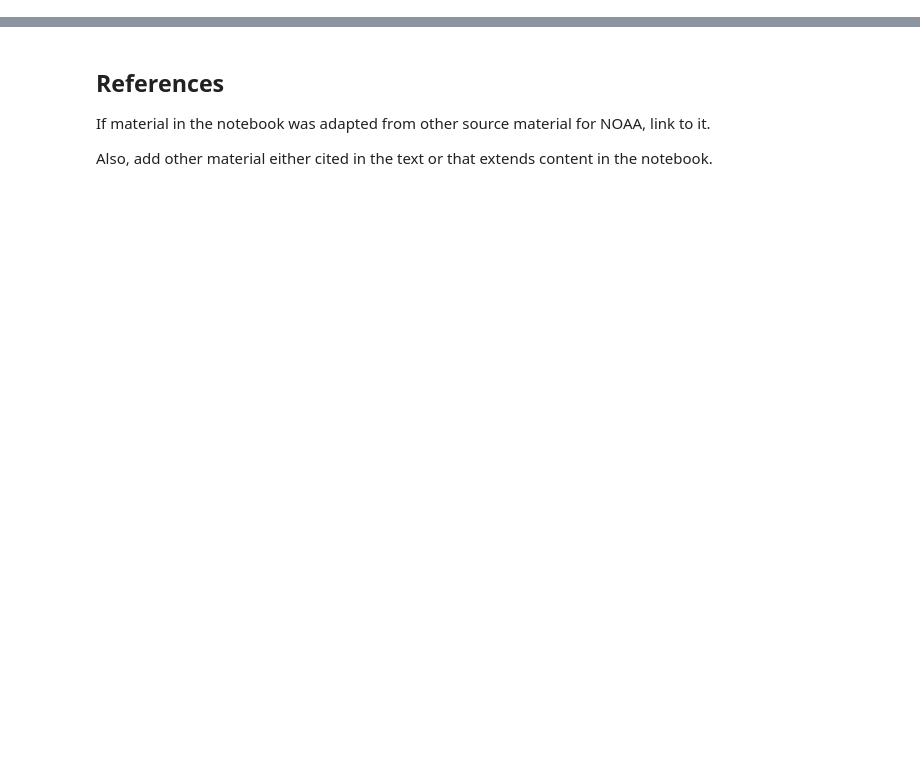
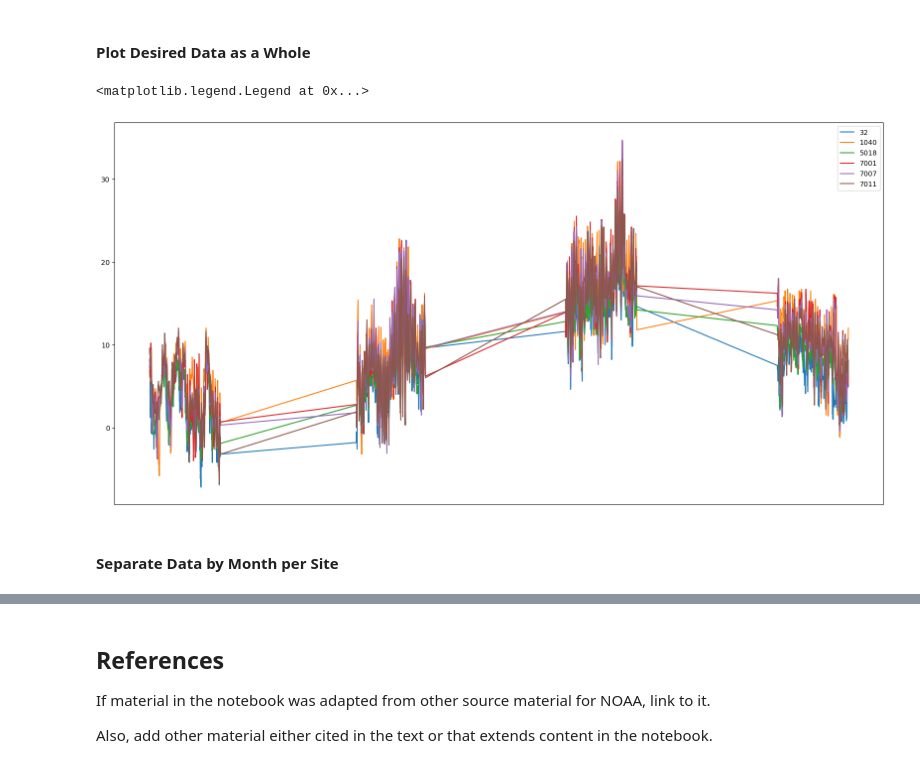
Before and after one commit to informatics-lab/spaceapps-2022-mo-bootcamp, a Jupyter notebook: 02_WOW.ipynb, the cells around one changed output, grey strips where cells are left out. Drawn from its saved outputs; the diff is of its cells as text; code cells hidden in the pictures; blank space fills up the shorter version.

```diff
--- a/02_WOW.ipynb
+++ b/02_WOW.ipynb
@@ -69,0 +427,8 @@ Link to the dataset(s) used in the example and/or additional information about t
+# %%
+# convert data/time string to Date Time python object
+str_format = "%Y-%m-%d %H:%M:%S"
+df["Report Date / Time"] = df["Report Date / Time"].apply(
+    lambda x: datetime.datetime.strptime(x, str_format)
+)
+print(df["Report Date / Time"].dtype)
+df
@@ -69,0 +450,5 @@ Link to the dataset(s) used in the example and/or additional information about t
+# %%
+# take only the desired data for plots, sort data
+sub_df_for_plot = df[["Site Id", "Report Date / Time", "Air Temperature"]]
+sub_df_for_plot = sub_df_for_plot.sort_values(by="Report Date / Time")  # sort by date
+sub_df_for_plot
@@ -69,0 +469,10 @@ Link to the dataset(s) used in the example and/or additional information about t
+# %%
+# drop all rows with NaN values, get a seperate dataframe per site
+sub_df_for_plot = sub_df_for_plot.dropna(axis=0)
+plot_by_site = dict(tuple(sub_df_for_plot.groupby("Site Id")))
+# %%
+# convert the site grouped dataframes into a list
+df_list = []
+for values in plot_by_site.values():
+    df_list.append(pd.DataFrame(values))
+df_list[0]
@@ -69,0 +493,16 @@ Link to the dataset(s) used in the example and/or additional information about t
+# %% [markdown]
+#### Plot Desired Data as a Whole
+# %%
+# plot each site into one figure
+plt.figure(figsize=(20, 10))
+for df in df_list:
+    plt.plot(
+        df["Report Date / Time"], df["Air Temperature"], label=df["Site Id"].iloc[0]
+    )
+plt.xticks([])
+plt.legend()
+# %% [output]
+<matplotlib.legend.Legend at 0x...>
+[figure, added]
+# %% [markdown]
+#### Separate Data by Month per Site
```
Also changed, not shown: parts of 53 cells of this notebook.
